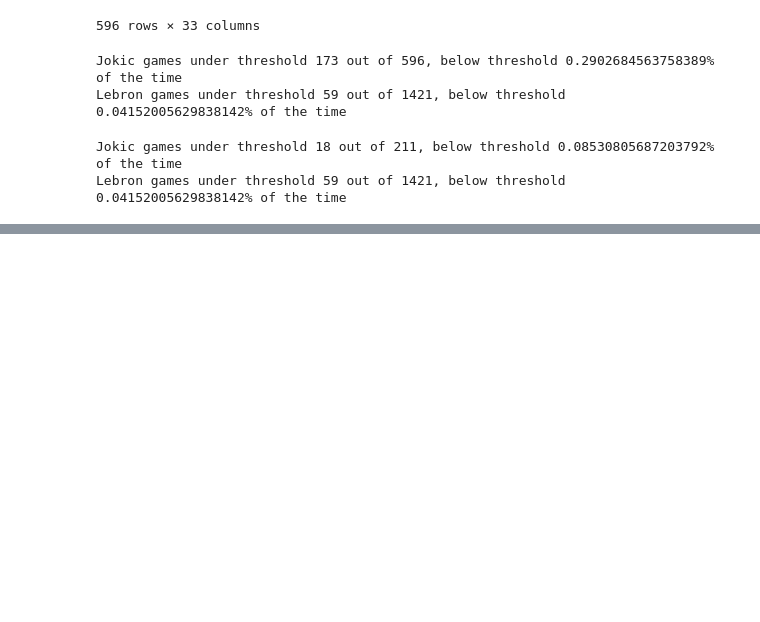
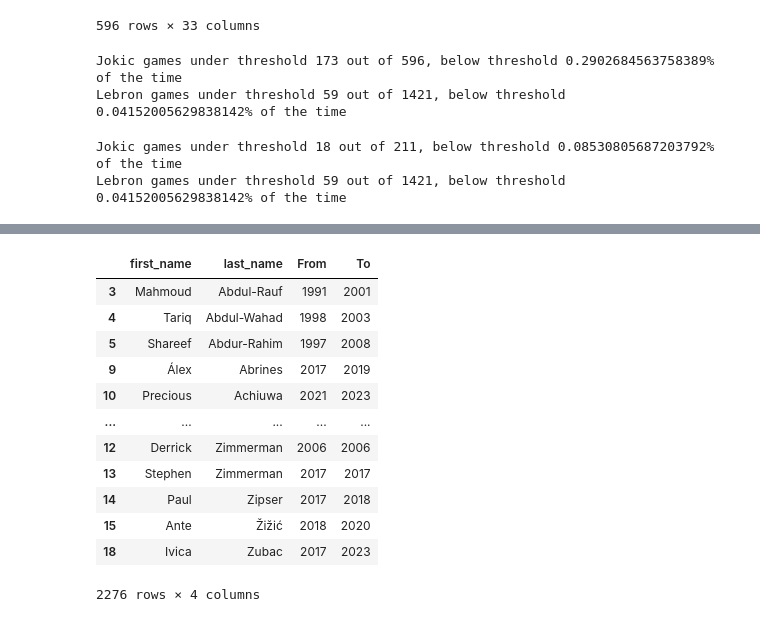
Before and after one commit to ericbackman/nba_data_scraper, a Jupyter notebook: player_game_log_scraping.ipynb, the cells around one changed output, grey strips where cells are left out. Saved outputs shown, nothing was run; the diff lists cells and outputs as text; code cells hidden in the pictures; blank space fills up the shorter version.

```diff
--- a/player_game_log_scraping.ipynb
+++ b/player_game_log_scraping.ipynb
@@ -261,0 +361,16 @@ Lebron games under threshold 59 out of 1421, below threshold 0.04152005629838142
+# %%
+start_post_2000
+# %% [output]
+|  | first_name | last_name | From | To |
+| 3 | Mahmoud | Abdul-Rauf | 1991 | 2001 |
+| 4 | Tariq | Abdul-Wahad | 1998 | 2003 |
+| 5 | Shareef | Abdur-Rahim | 1997 | 2008 |
+| 9 | Álex | Abrines | 2017 | 2019 |
+| 10 | Precious | Achiuwa | 2021 | 2023 |
+| ... | ... | ... | ... | ... |
+| 12 | Derrick | Zimmerman | 2006 | 2006 |
+| 13 | Stephen | Zimmerman | 2017 | 2017 |
+| 14 | Paul | Zipser | 2017 | 2018 |
+| 15 | Ante | Žižić | 2018 | 2020 |
+| 18 | Ivica | Zubac | 2017 | 2023 |
+2276 rows × 4 columns
```
Also changed, not shown: parts of 10 cells of this notebook, 1 other file.
